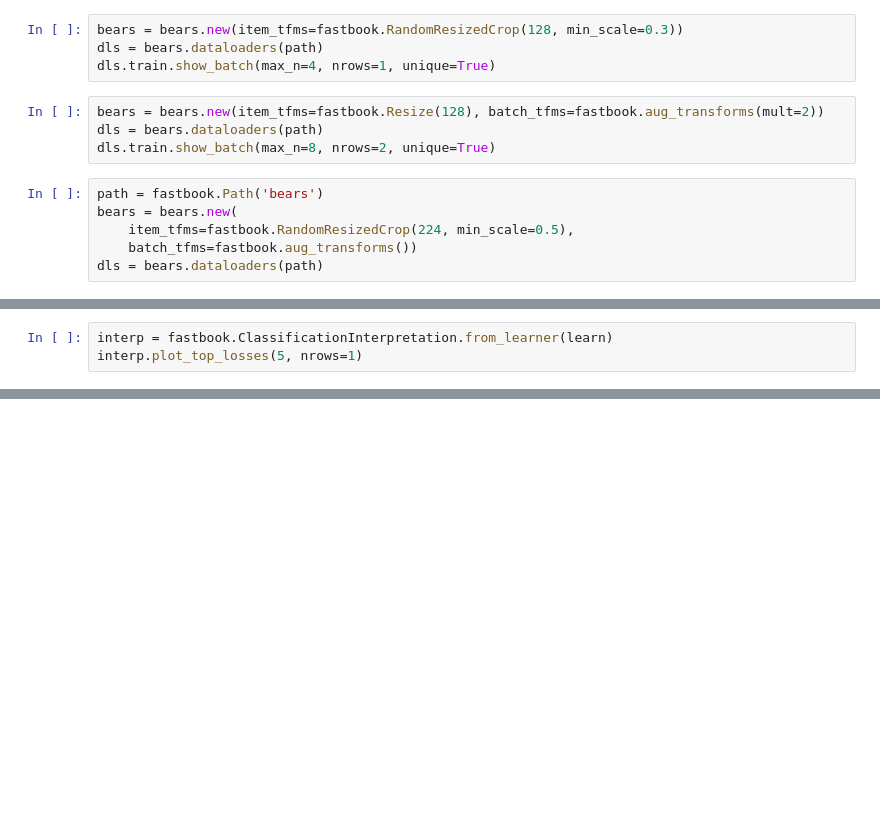
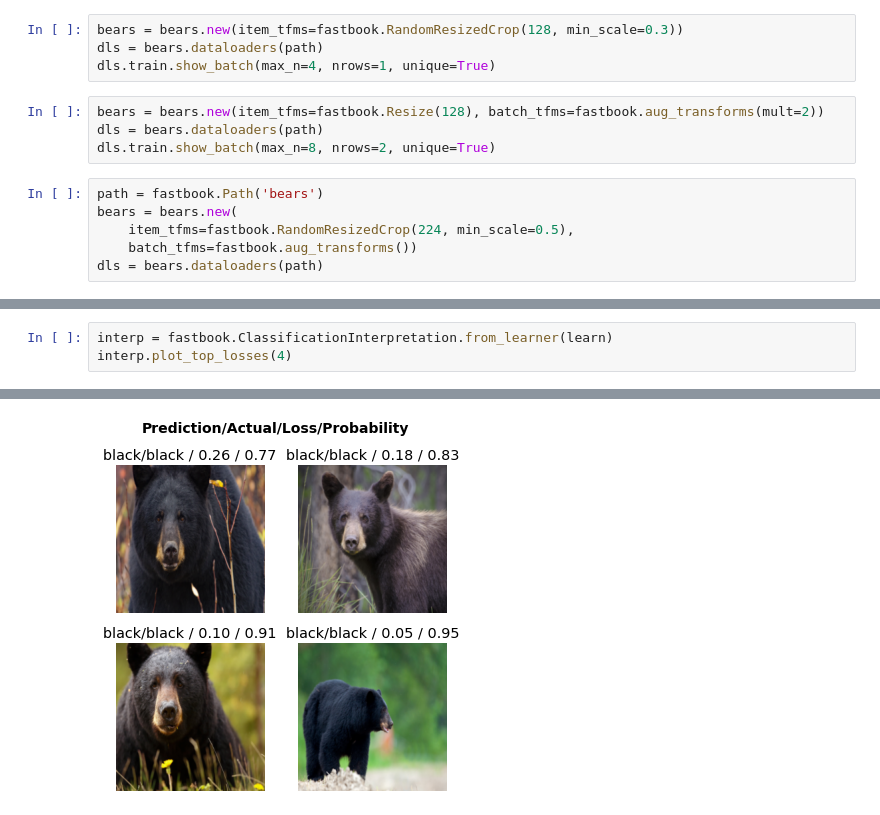
Before and after one commit to coleFD/fastai-book, a Jupyter notebook: lesson_2/bear_cat.ipynb, the cells around one changed output, grey strips where cells are left out. Drawn from its saved outputs; the diff is of its cells as text; blank space fills up the shorter version.

```diff
--- a/lesson_2/bear_cat.ipynb
+++ b/lesson_2/bear_cat.ipynb
@@ -55,3 +80,4 @@ learn.fine_tune(4)
 # %%
 interp = fastbook.ClassificationInterpretation.from_learner(learn)
-interp.plot_top_losses(5, nrows=1)
+interp.plot_top_losses(4)
+# %% [output]
@@ -58,3 +86,4 @@ interp.plot_top_losses(5, nrows=1)
+[figure, added]
 # %%
 
 from fastai.vision.widgets import ImageClassifierCleaner
```
Also changed, not shown: parts of 14 cells of this notebook.
